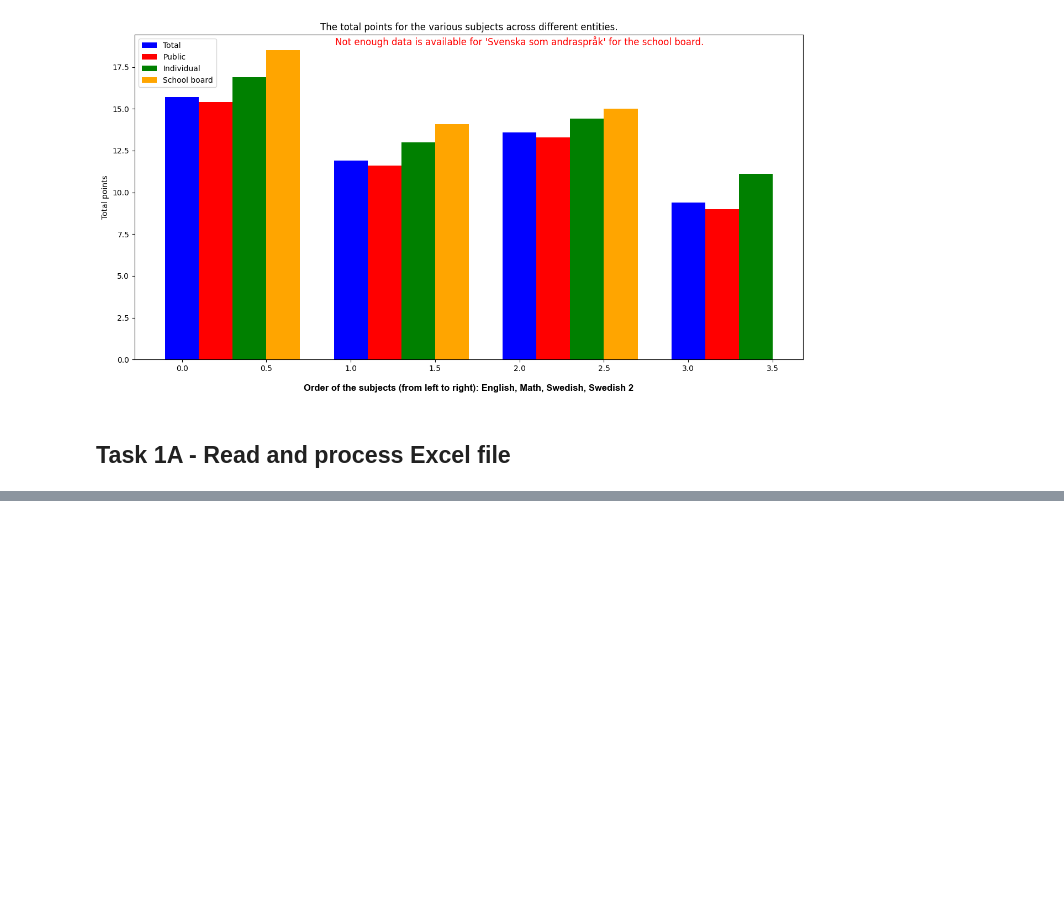
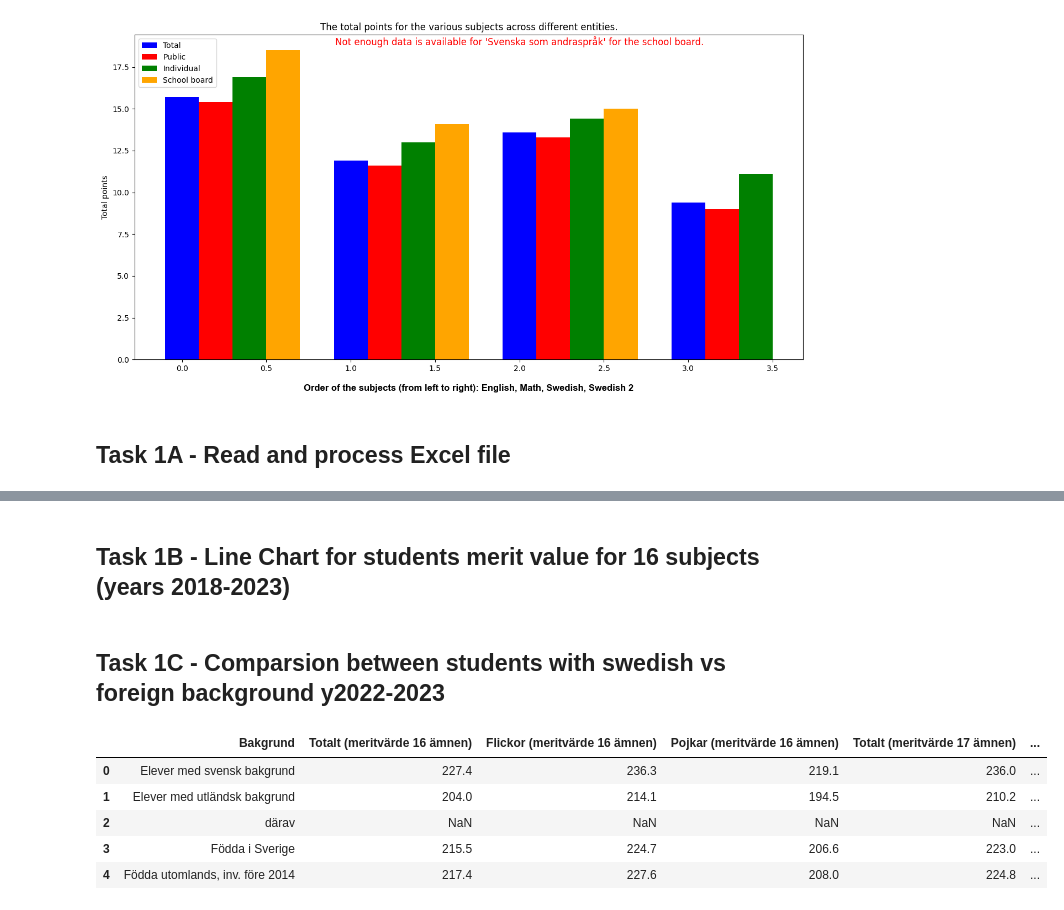
Before and after one commit to KevinKinnunen/Python-Kevin-Kinnunen-OPA23, a Jupyter notebook: labs/lab2/main.ipynb, the cells around one changed output, grey strips where cells are left out. Saved outputs shown, nothing was run; the diff lists cells and outputs as text; code cells hidden in the pictures; blank space fills up the shorter version.

```diff
--- a/labs/lab2/main.ipynb
+++ b/labs/lab2/main.ipynb
@@ -277,0 +355,2 @@ dfs_Tabell_1A
+# %% [markdown]
+## Task 1B - Line Chart for students merit value for 16 subjects (years 2018-2023)
@@ -277,0 +420,26 @@ dfs_Tabell_1A
+# %% [markdown]
+## Task 1C - Comparsion between students with swedish vs foreign background y2022-2023
+# %%
+# Total merit count for 16 subjects
+#total_merit_count16_2018 = dfs_Tabell_1B['Totalt (meritvärde 16 ämnen)']
+
+df_table_1b = pd.read_excel(grades_and_tests_national_level, sheet_name=sheet_names[1], skiprows=19)
+
+# Rename columns for Tabell 1B
+df_table_1b.columns = [
+    "Bakgrund",  # Year
+    "Totalt (meritvärde 16 ämnen)", "Flickor (meritvärde 16 ämnen)", "Pojkar (meritvärde 16 ämnen)", # Avg merit count across 16 subjects
+    "Totalt (meritvärde 17 ämnen)", "Flickor (meritvärde 17 ämnen)", "Pojkar (meritvärde 17 ämnen)", # Avg merit count across 17 subjects
+    "Totalt (saknar godkänt betyg procent)", "Flickor (saknar godkänt betyg procent)", "Pojkar (saknar godkänt betyg procent)" # Percentage of missing grades
+]
+
+dfs_Tabell_1B = df_table_1b.head() # Tabbel 1B
+
+dfs_Tabell_1B
+# %% [output]
+|  | Bakgrund | Totalt (meritvärde 16 ämnen) | Flickor (meritvärde 16 ämnen) | Pojkar (meritvärde 16 ämnen) | Totalt (meritvärde 17 ämnen) | ... |
+| 0 | Elever med svensk bakgrund | 227.4 | 236.3 | 219.1 | 236.0 | ... |
+| 1 | Elever med utländsk bakgrund | 204.0 | 214.1 | 194.5 | 210.2 | ... |
+| 2 | därav | NaN | NaN | NaN | NaN | ... |
+| 3 | Födda i Sverige | 215.5 | 224.7 | 206.6 | 223.0 | ... |
+| 4 | Födda utomlands, inv. före 2014 | 217.4 | 227.6 | 208.0 | 224.8 | ... |
```
Also changed, not shown: parts of 7 cells of this notebook, 3 other files.
